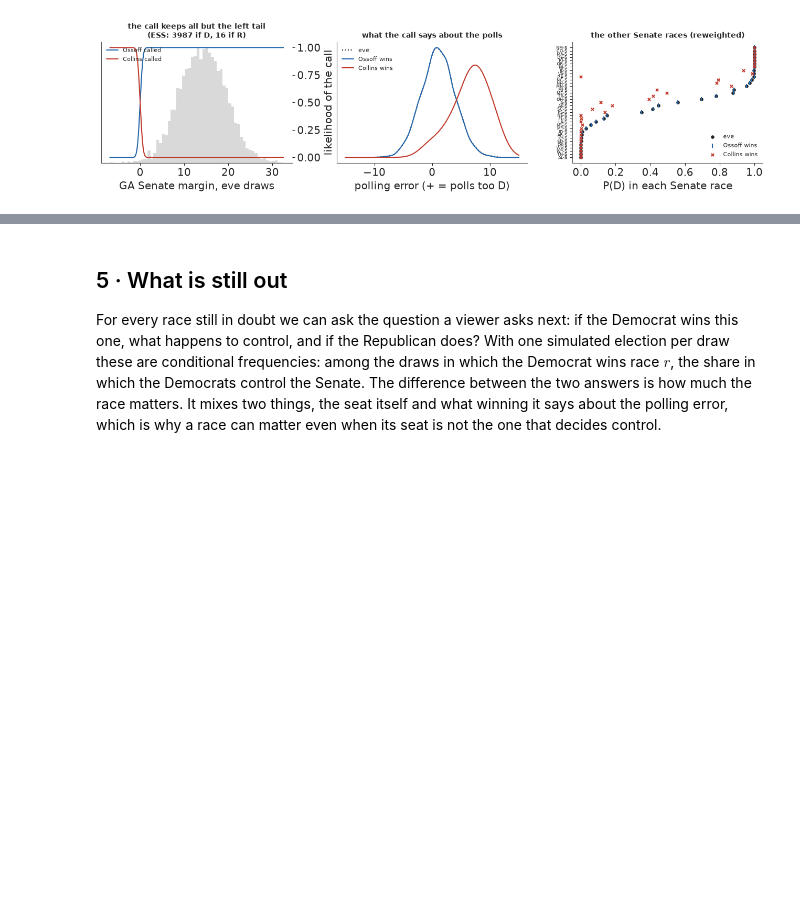
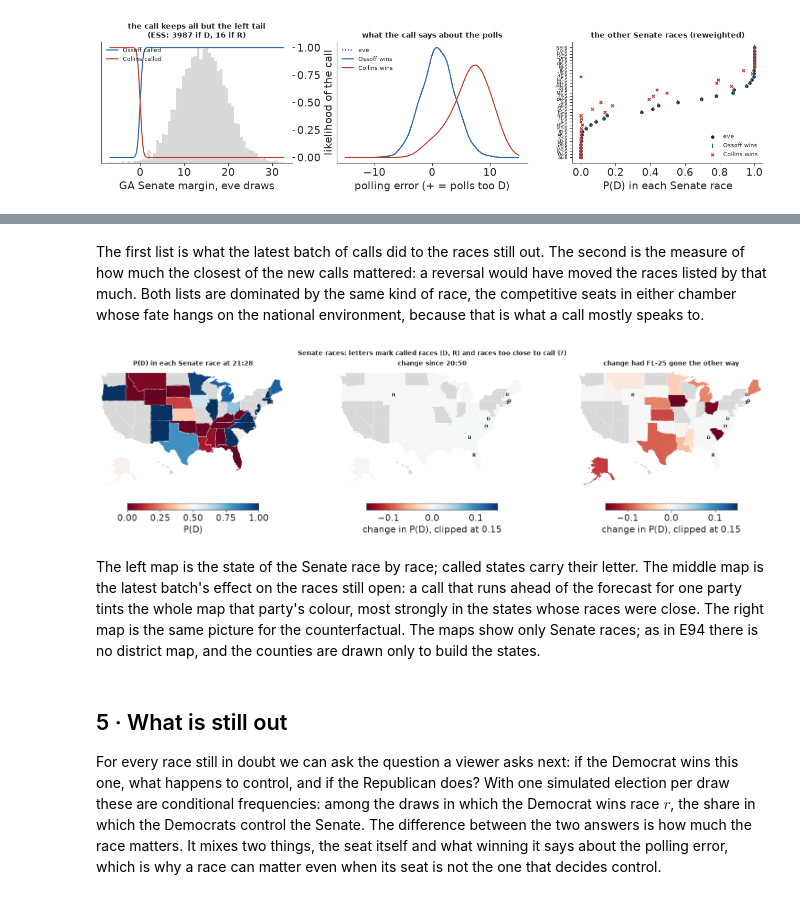
Before and after one commit to redam94/pymc-challenges, a Jupyter notebook: notebooks/examples/E95_election_night.ipynb, the cells around one changed output, grey strips where cells are left out. Cells and saved outputs as stored; diff of their text form; code cells hidden in the pictures; blank space fills up the shorter version.

```diff
--- a/notebooks/examples/E95_election_night.ipynb
+++ b/notebooks/examples/E95_election_night.ipynb
@@ -655,3 +679,80 @@ shared error, while the Democrats' House majority already had room to spare.
+# %% [markdown]
+The first list is what the latest batch of calls did to the races still out. The second is the measure
+of how much the closest of the new calls mattered: a reversal would have moved the races listed by
+that much. Both lists are dominated by the same kind of race, the competitive seats in either chamber
+whose fate hangs on the national environment, because that is what a call mostly speaks to.
+# %%
+FIPS = {"01": "AL", "02": "AK", "04": "AZ", "05": "AR", "06": "CA", "08": "CO", "09": "CT", "10": "DE",
+        "11": "DC", "12": "FL", "13": "GA", "15": "HI", "16": "ID", "17": "IL", "18": "IN", "19": "IA",
+        "20": "KS", "21": "KY", "22": "LA", "23": "ME", "24": "MD", "25": "MA", "26": "MI", "27": "MN",
+        "28": "MS", "29": "MO", "30": "MT", "31": "NE", "32": "NV", "33": "NH", "34": "NJ", "35": "NM",
+        "36": "NY", "37": "NC", "38": "ND", "39": "OH", "40": "OK", "41": "OR", "42": "PA", "44": "RI",
+        "45": "SC", "46": "SD", "47": "TN", "48": "TX", "49": "UT", "50": "VT", "51": "VA", "53": "WA",
+        "54": "WV", "55": "WI", "56": "WY"}
+
+
+def place(ring, st):
+    """Lower 48 as longitude and latitude; Alaska and Hawaii moved and scaled into the corner (as in E94)."""
+    x, y = ring[:, 0], ring[:, 1]
+    if st == "AK":
+        x, y = -118 + (x + 152) * 0.2, 25 + (y - 63) * 0.35
+    elif st == "HI":
+        x, y = -104 + (x + 157), 25 + (y - 20.5)
+    return np.c_[x, y]
+
+
+rings, ring_state = [], []
+for ft in json.load(open(data.path("us_counties_geojson")))["features"]:
+    st = FIPS.get(ft["properties"]["STATE"])
+    geom = ft["geometry"]
+    for poly in ([geom["coordinates"]] if geom["type"] == "Polygon" else geom["coordinates"]):
+        ring = np.asarray(poly[0], float)
+        if st and not (st == "AK" and ring[:, 0].max() > 0):      # Aleutians past 180 degrees dropped
+            rings.append(place(ring, st))
+            ring_state.append(st)
+ring_state = np.array(ring_state)
+seen_ = {}
+for ring, st in zip(rings, ring_state):                          # state borders, no GIS dissolve (E89)
+    r_ = np.round(ring, 3)
+    for a_, b_ in zip(map(tuple, r_[:-1]), map(tuple, r_[1:])):
+        seen_.setdefault((a_, b_) if a_ < b_ else (b_, a_), set()).add(st)
+borders = [e for e, g_ in seen_.items() if len(g_) > 1]
+sen_of = {tm.state[i]: i for i in sen_rows}
+ring_race = np.array([sen_of.get(s, -1) for s in ring_state])
+centre = {s: np.median(np.vstack([r for r, s_ in zip(rings, ring_state) if s_ == s]), 0) for s in sen_of}
+
+fig, axes = plt.subplots(1, 3, figsize=(16, 4.2))
+cmap = plt.get_cmap("RdBu").copy()
+cmap.set_bad(LIGHT)
+panels = ((axes[0], S0["pD"], plt.Normalize(0, 1), INFO, f"P(D) in each Senate race at {AS_OF[-5:]}", "P(D)"),
+          (axes[1], S_LAST["pD"] - S_PREV["pD"], plt.Normalize(-0.15, 0.15), INFO,
+           f"change since {prev_lab}", "change in P(D), clipped at 0.15"),
+          (axes[2], S_FLIP["pD"] - S0["pD"], plt.Normalize(-0.15, 0.15), INFO_F,
+           f"change had {flip} gone the other way", "change in P(D), clipped at 0.15"))
+for ax, v, nrm, inf_, title, lab in panels:
+    vals = np.ma.masked_array(np.where(ring_race >= 0, v[np.maximum(ring_race, 0)], 0.0), ring_race < 0)
+    ax.add_collection(PolyCollection(rings, array=vals, cmap=cmap, norm=nrm, edgecolor="face", linewidth=0.4))
+    ax.add_collection(LineCollection(borders, color="white", lw=0.5))
+    for race, lo, hi in inf_:
+        if race.endswith("-S"):
+            mark = "D" if np.isinf(hi) else ("R" if np.isinf(lo) else "?")
+            ax.text(*centre[tm.state[RACE[race]]], mark, ha="center", va="center", fontsize=7, weight="bold",
+                    color=INK)
+    ax.set_xlim(-125, -66)
+    ax.set_ylim(17, 50)
+    ax.set_aspect(1 / np.cos(np.radians(38)))
+    ax.set_axis_off()
+    ax.set_title(title, fontsize=10)
+    fig.colorbar(plt.cm.ScalarMappable(nrm, cmap), ax=ax, orientation="horizontal", fraction=0.05, pad=0.02, label=lab)
+fig.suptitle("Senate races: letters mark called races (D, R) and races too close to call (?)", fontsize=10);
+# %% [output]
+[figure, added]
+# %% [markdown]
+The left map is the state of the Senate race by race; called states carry their letter. The middle map
+is the latest batch's effect on the races still open: a call that runs ahead of the forecast for one
+party tints the whole map that party's colour, most strongly in the states whose races were close. The
+right map is the same picture for the counterfactual. The maps show only Senate races; as in E94 there
+is no district map, and the counties are drawn only to build the states.
 # %% [markdown]
 ## 5 · What is still out
 
```
Also changed, not shown: parts of 49 cells of this notebook, 3 other files.
